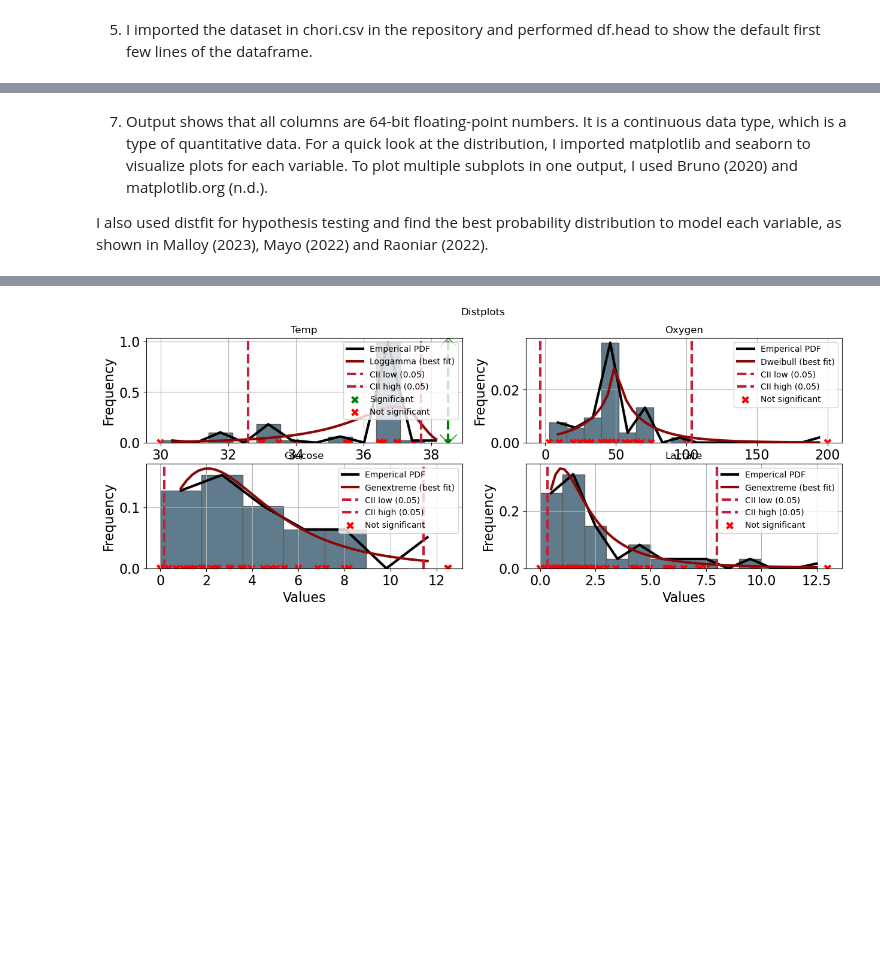
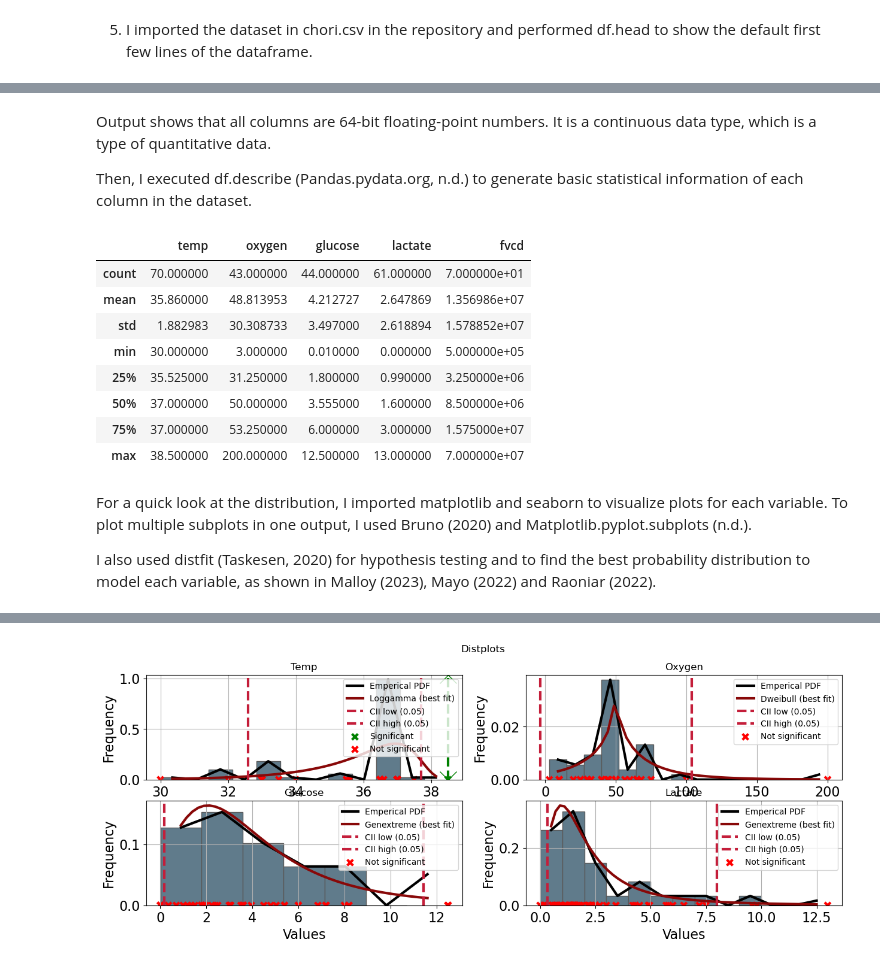
Before and after one commit to nurbujang/1progdaw23, a Jupyter notebook: project1.ipynb, the cells around one changed output, grey strips where cells are left out. Cells and saved outputs as stored; diff of their text form; code cells hidden in the pictures; blank space fills up the shorter version.

```diff
--- a/project1.ipynb
+++ b/project1.ipynb
@@ -207,8 +209,24 @@ dtypes: float64(5)
 memory usage: 2.9 KB
+# %% [markdown]
+Output shows that all columns are 64-bit floating-point numbers. It is a continuous data type, which is a type of quantitative data.
+
+Then, I executed df.describe (Pandas.pydata.org, n.d.) to generate basic statistical information of each column in the dataset.
+# %%
+df.describe()
+# %% [output]
+|  | temp | oxygen | glucose | lactate | fvcd |
+| count | 70.000000 | 43.000000 | 44.000000 | 61.000000 | 7.000000e+01 |
+| mean | 35.860000 | 48.813953 | 4.212727 | 2.647869 | 1.356986e+07 |
+| std | 1.882983 | 30.308733 | 3.497000 | 2.618894 | 1.578852e+07 |
+| min | 30.000000 | 3.000000 | 0.010000 | 0.000000 | 5.000000e+05 |
+| 25% | 35.525000 | 31.250000 | 1.800000 | 0.990000 | 3.250000e+06 |
+| 50% | 37.000000 | 50.000000 | 3.555000 | 1.600000 | 8.500000e+06 |
+| 75% | 37.000000 | 53.250000 | 6.000000 | 3.000000 | 1.575000e+07 |
+| max | 38.500000 | 200.000000 | 12.500000 | 13.000000 | 7.000000e+07 |
 # %% [markdown]
-7. Output shows that all columns are 64-bit floating-point numbers. It is a continuous data type, which is a type of quantitative data. For a quick look at the distribution, I imported matplotlib and seaborn to visualize plots for each variable. To plot multiple subplots in one output, I used Bruno (2020) and matplotlib.org (n.d.).
+For a quick look at the distribution, I imported matplotlib and seaborn to visualize plots for each variable. To plot multiple subplots in one output, I used Bruno (2020) and Matplotlib.pyplot.subplots (n.d.).
 
-I also used distfit for hypothesis testing and find the best probability distribution to model each variable, as shown in Malloy (2023), Mayo (2022) and Raoniar (2022).
+I also used distfit (Taskesen, 2020) for hypothesis testing and to find the best probability distribution to model each variable, as shown in Malloy (2023), Mayo (2022) and Raoniar (2022).
 # %%
 # For the independent variables:
 
```
Also changed, not shown: parts of 22 cells of this notebook, 8 other files.
